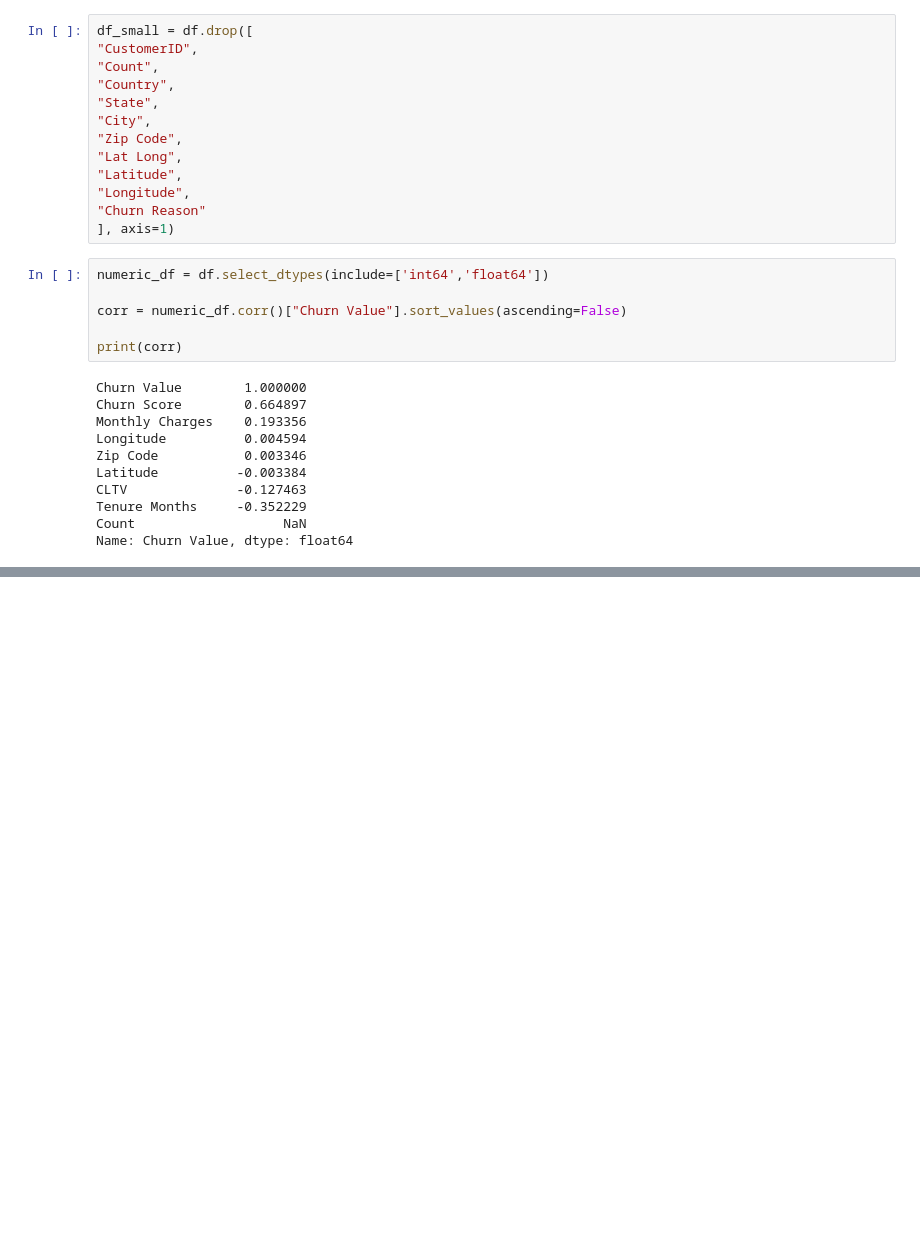
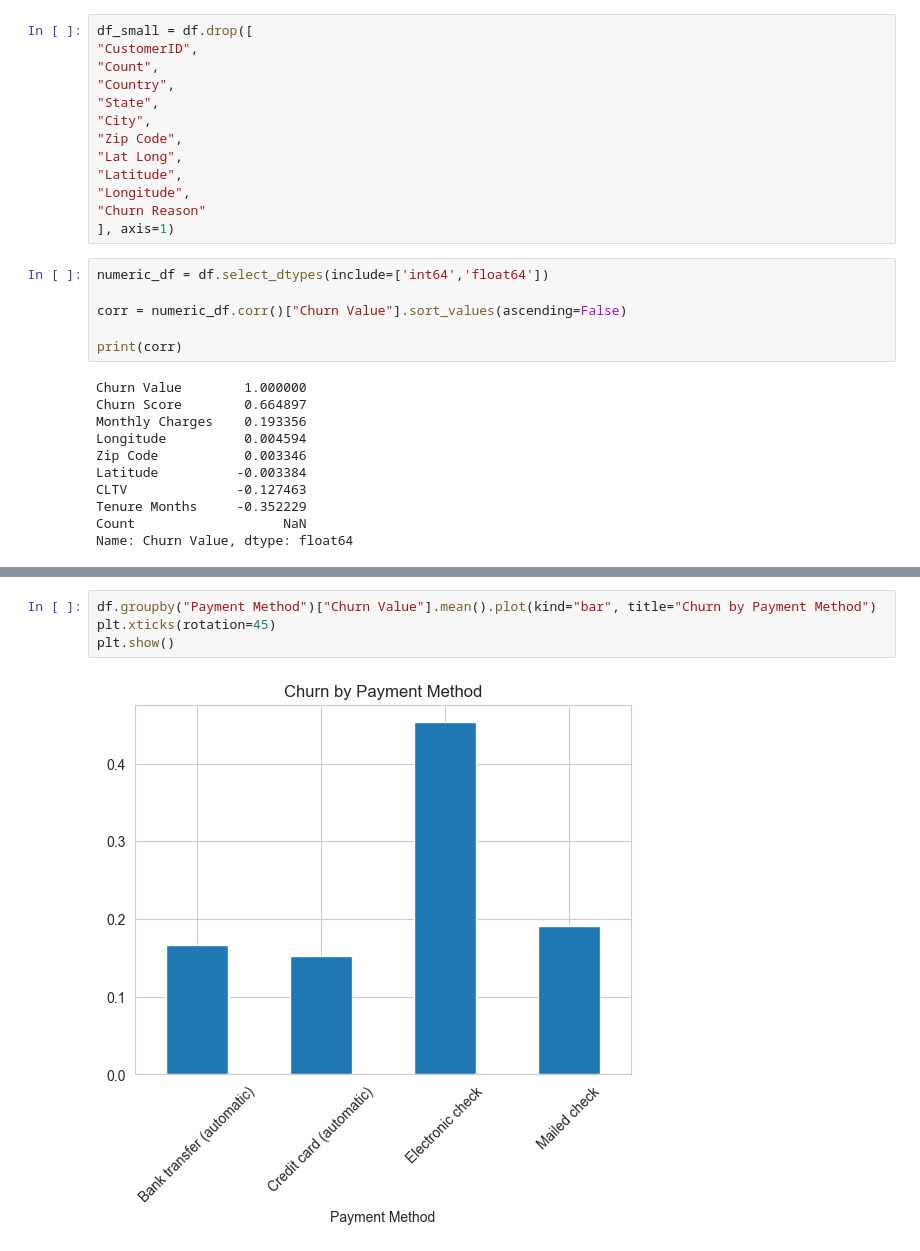
Before and after one commit to Urgsalman/telco-churn-ml-project, a Jupyter notebook: notebooks/01_EDA.ipynb, the cells around one changed output, grey strips where cells are left out. Cells and saved outputs as stored; diff of their text form; blank space fills up the shorter version.

```diff
--- a/notebooks/01_EDA.ipynb
+++ b/notebooks/01_EDA.ipynb
@@ -181,0 +192,6 @@ Name: Churn Value, dtype: float64
+# %%
+df.groupby("Payment Method")["Churn Value"].mean().plot(kind="bar", title="Churn by Payment Method")
+plt.xticks(rotation=45)
+plt.show()
+# %% [output]
+[figure, added]
```
Also changed, not shown: parts of 2 cells of this notebook.
